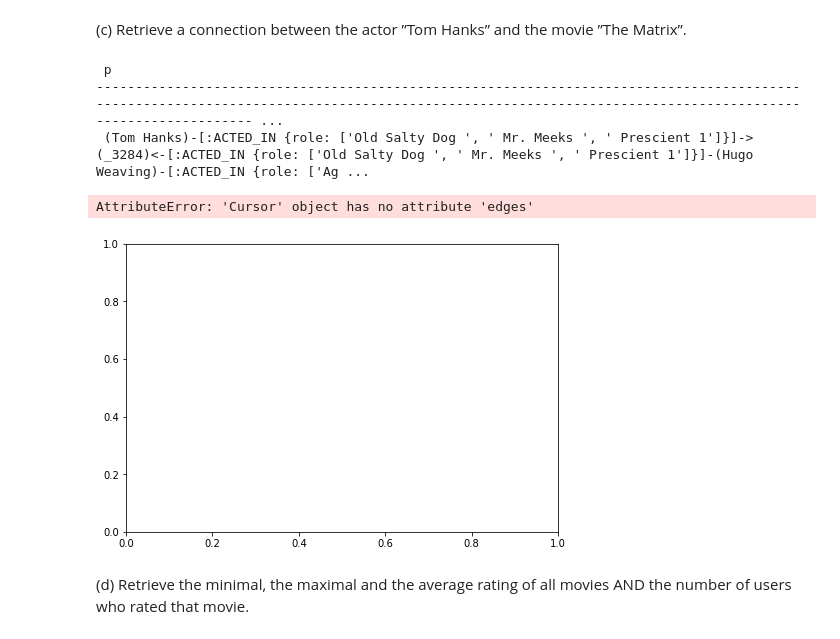
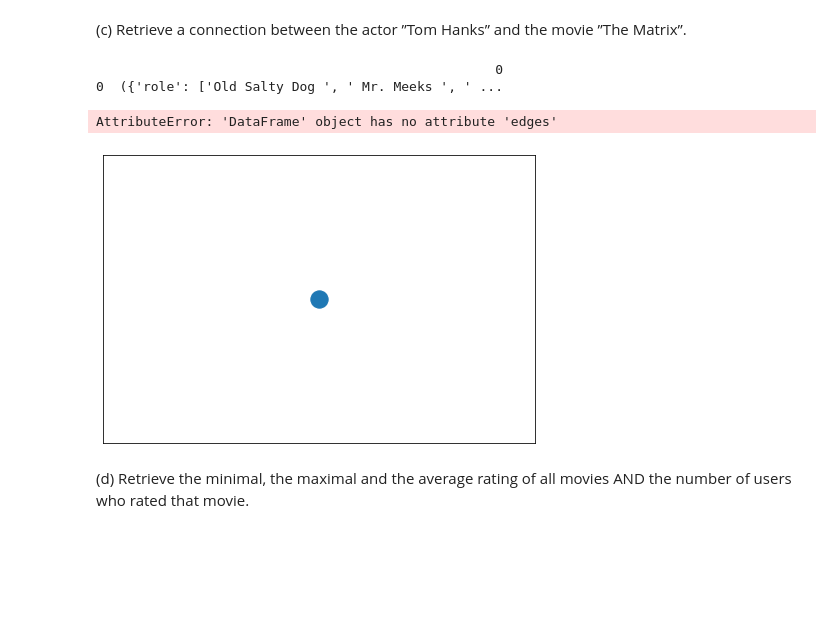
Before and after one commit to sadmad/Big-Data, a Jupyter notebook: Untitled3.ipynb, the cells around one changed output. Saved outputs shown, nothing was run; the diff lists cells and outputs as text; code cells hidden in the pictures; blank space fills up the shorter version.

```diff
--- a/Untitled3.ipynb
+++ b/Untitled3.ipynb
@@ -114,24 +114,21 @@ print(result.to_table())
 # %%
 import networkx as nx
 
 graph = Graph("bolt://localhost:7687", auth=("neo4j", "123"))
-query = "MATCH (Hanks:Person { name: 'Tom Hanks' }),(Matrix:Movie { title: 'The Matrix' }),\
-        p = shortestPath((Hanks)-[:ACTED_IN*]-(Matrix))\
-        WHERE ALL (r IN relationships(p) WHERE EXISTS (r.role))\
-        RETURN p"
-result = graph.run(query)
-print(result.to_table())
+query = "MATCH (p:Person { name: 'Tom Hanks' }),(m:Movie { title: 'The Matrix' }),\
+        shortest_Path = shortestPath((p)-[*]-(m))\
+        RETURN shortest_Path"
+#result = graph.run(query)
+#print(result.to_table())
 
-#g = result.get_graph()
-#plt.figure(figsize=(6,4))
-#nx.draw(g)
-nx.draw(result)
+df = pd.DataFrame(graph.run(query))
+print(df)
+nx.draw(df)
 # %% [output]
- p
--------------------------------------------------------------------------------------------------------------------------------------------------------------------------------------------------------- ...
- (Tom Hanks)-[:ACTED_IN {role: ['Old Salty Dog ', ' Mr. Meeks ', ' Prescient 1']}]->(_3284)<-[:ACTED_IN {role: ['Old Salty Dog ', ' Mr. Meeks ', ' Prescient 1']}]-(Hugo Weaving)-[:ACTED_IN {role: ['Ag ...
+                                                   0
+0  ({'role': ['Old Salty Dog ', ' Mr. Meeks ', ' ...
-AttributeError: 'Cursor' object has no attribute 'edges'
+AttributeError: 'DataFrame' object has no attribute 'edges'
-[figure, old version]
+[figure, new version]
 # %% [markdown]
 (d) Retrieve the minimal, the maximal and the average rating of all movies AND the
 number of users who rated that movie.
```
Also changed, not shown: parts of 3 cells of this notebook.
